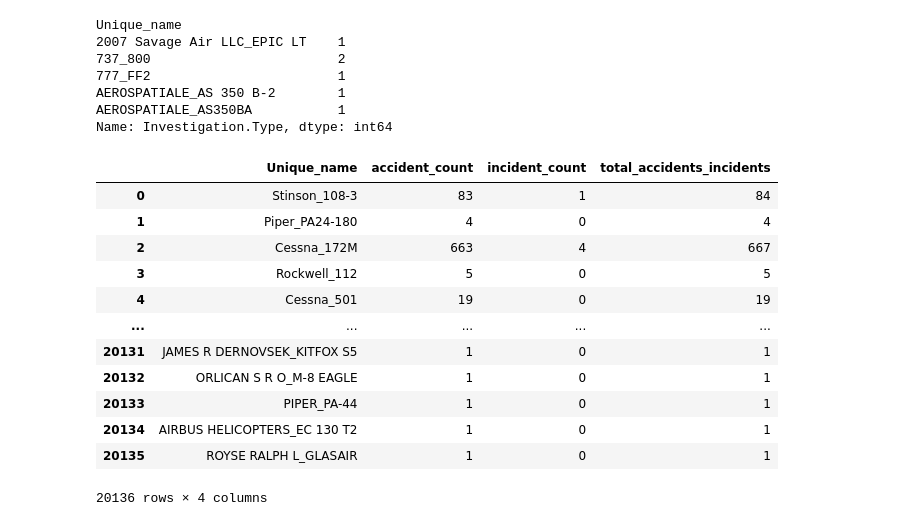
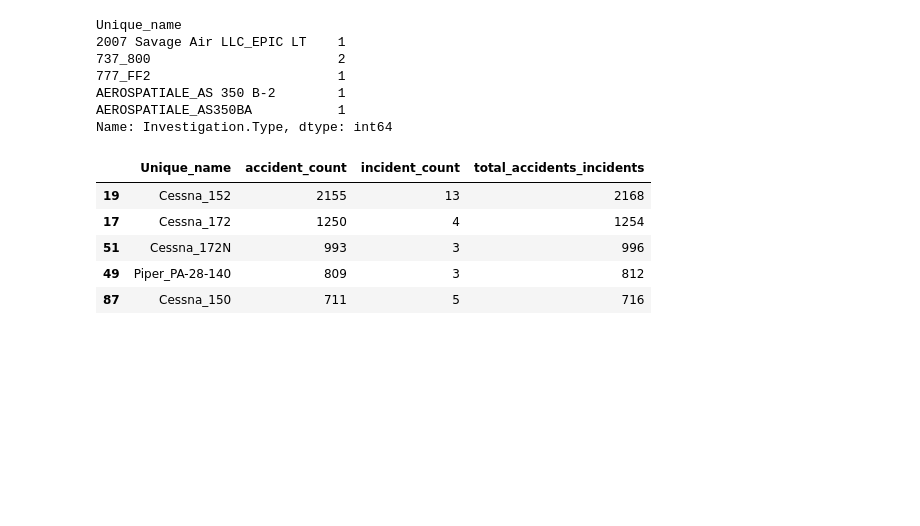
Before and after one commit to Kezia-Neema/Aircraft_recommendation, a Jupyter notebook: index.ipynb, the cells around one changed output. Saved outputs shown, nothing was run; the diff lists cells and outputs as text; code cells hidden in the pictures; blank space fills up the shorter version.

Commit message:
finished the cleaning and some eda

```diff
--- a/index.ipynb
+++ b/index.ipynb
@@ -159,0 +163,5 @@ df.isna().sum().sum()
+# %%
+# More cleaning in injury severity column - dont include no of fatal injuries
+df['Injury.Severity'] = df['Injury.Severity'].map(
+    lambda x: 'Fatal' if 'Fatal(' in x else x
+)
@@ -238,20 +255,14 @@ accident_incident_df['incident_count'] = accident_incident_df['incident_count'].
 # %%
 # Create new column for total accidents and incidents
 accident_incident_df['total_accidents_incidents'] = (
     accident_incident_df['accident_count'] + accident_incident_df['incident_count']
 )
-accident_incident_df
+accident_incident_df.sort_values('total_accidents_incidents', ascending=False, inplace=True)
+accident_incident_df.head()
 # %% [output]
 |  | Unique_name | accident_count | incident_count | total_accidents_incidents |
-| 0 | Stinson_108-3 | 83 | 1 | 84 |
-| 1 | Piper_PA24-180 | 4 | 0 | 4 |
-| 2 | Cessna_172M | 663 | 4 | 667 |
-| 3 | Rockwell_112 | 5 | 0 | 5 |
-| 4 | Cessna_501 | 19 | 0 | 19 |
-| ... | ... | ... | ... | ... |
-| 20131 | JAMES R DERNOVSEK_KITFOX S5 | 1 | 0 | 1 |
-| 20132 | ORLICAN S R O_M-8 EAGLE | 1 | 0 | 1 |
-| 20133 | PIPER_PA-44 | 1 | 0 | 1 |
-| 20134 | AIRBUS HELICOPTERS_EC 130 T2 | 1 | 0 | 1 |
-| 20135 | ROYSE RALPH L_GLASAIR | 1 | 0 | 1 |
+| 19 | Cessna_152 | 2155 | 13 | 2168 |
+| 17 | Cessna_172 | 1250 | 4 | 1254 |
+| 51 | Cessna_172N | 993 | 3 | 996 |
+| 49 | Piper_PA-28-140 | 809 | 3 | 812 |
+| 87 | Cessna_150 | 711 | 5 | 716 |
-20136 rows × 4 columns
```
Also changed, not shown: parts of 17 cells of this notebook.
